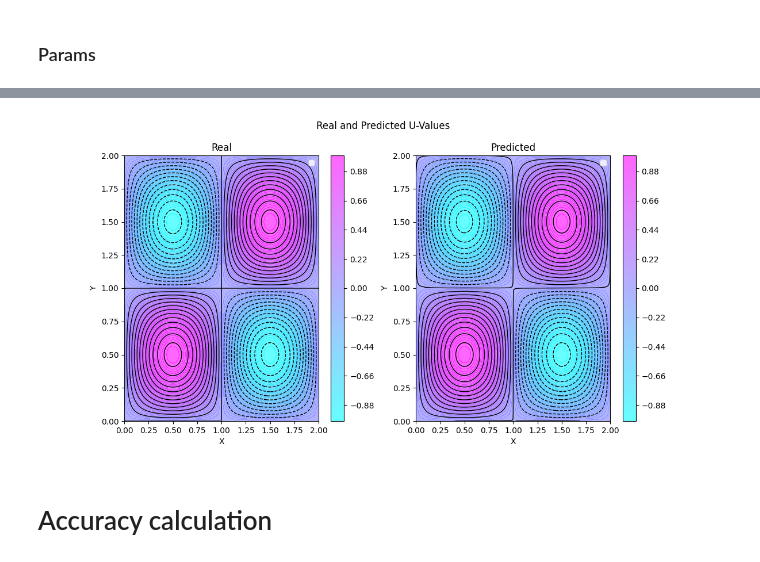
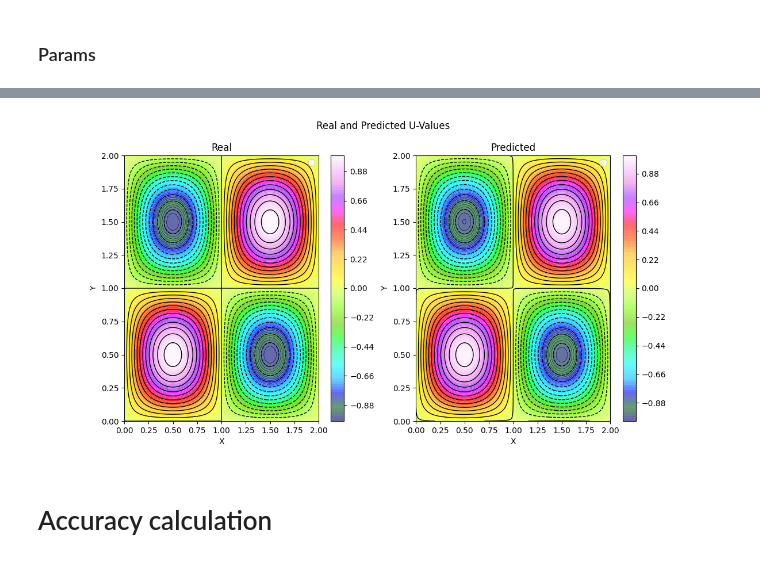
Before and after one commit to C0c0n4t/PINN_Poisson, a Jupyter notebook: src/puasson.ipynb, the cells around one changed output, grey strips where cells are left out. Saved outputs shown, nothing was run; the diff lists cells and outputs as text; code cells hidden in the pictures.

Commit message:
Better plots

```diff
--- a/src/puasson.ipynb
+++ b/src/puasson.ipynb
@@ -202,11 +202,13 @@ I0000 00:00:1726939171.059854   19290 device_compiler.h:188] Compiled cluster us
 # %%
 %matplotlib widget
 plotter = plotting.NNPlots(test_x, test_y, true_u, x, y, pred_u, x_limits, y_limits)
 # plotter.plot3d()
 # plotter.plot2d_fix_x(3)
-plotter.plot2d_contour(color_map="cool", contour_levels=30)
+
+# cool cmaps: coolwarm(set as default), cool, gistncar, rainbow
+plotter.plot2d_contour(color_map="gist_ncar", contour_levels=30)
 # %% [output]
-[figure, old version]
+[figure, new version]
 # %% [markdown]
 # Accuracy calculation
 # %%
```
Also changed, not shown: parts of 5 cells of this notebook, 1 other file.
